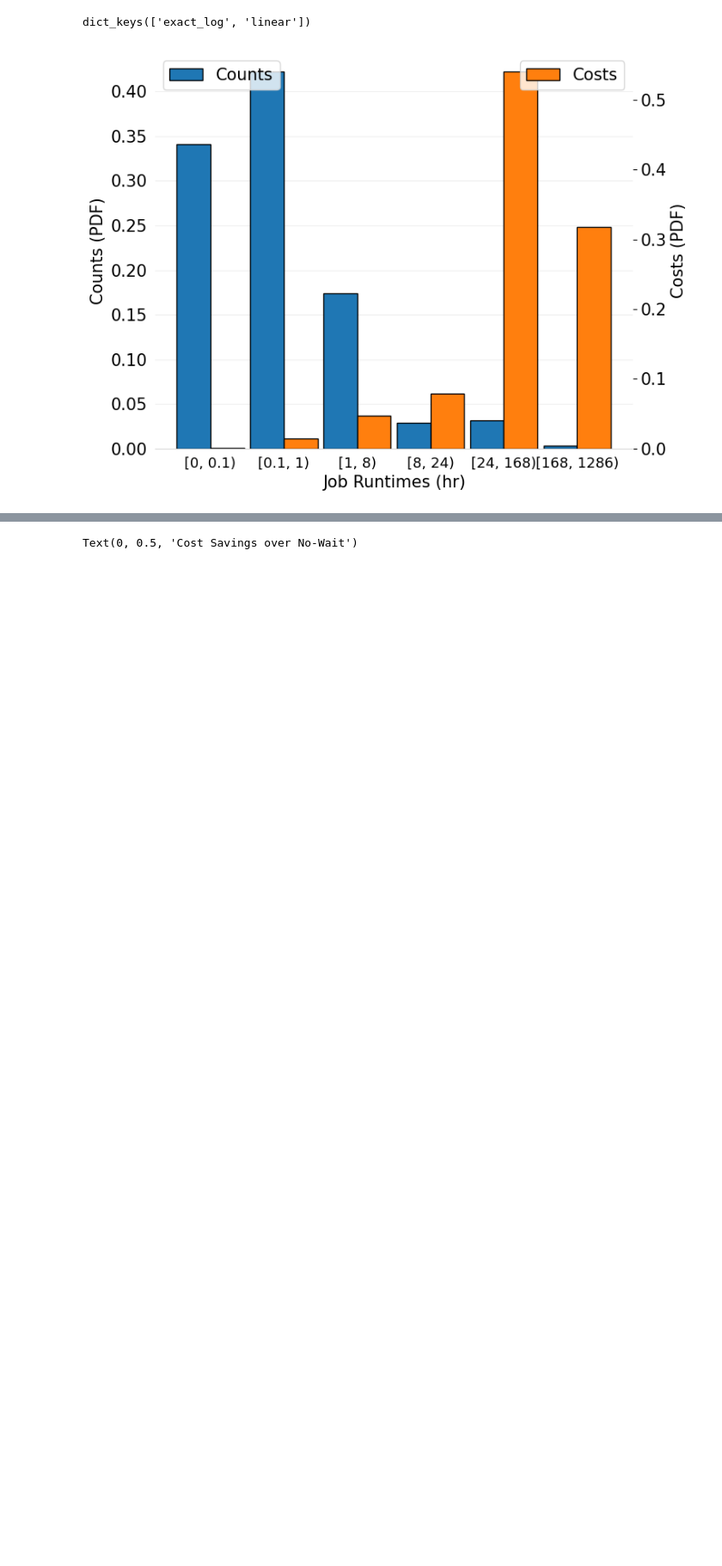
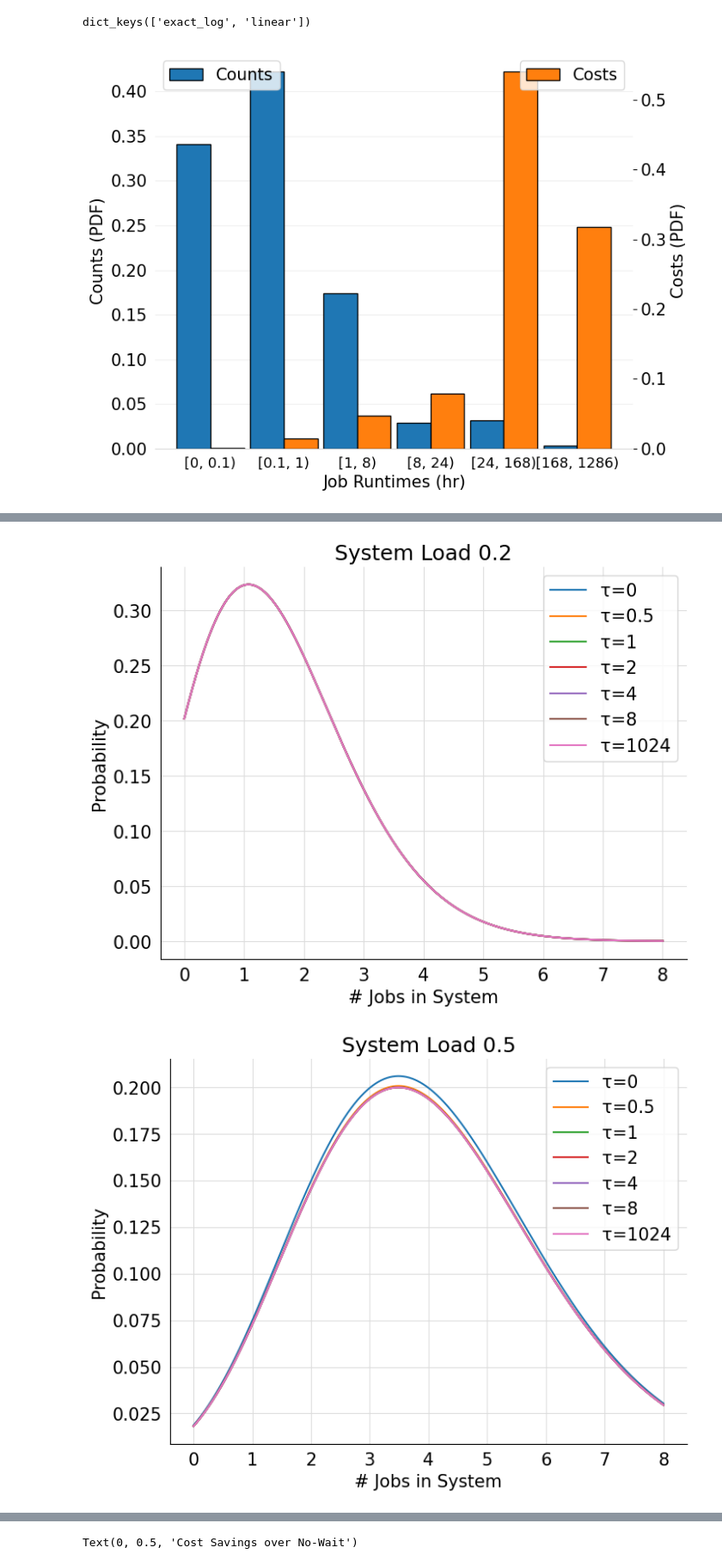
Before and after one commit to michaelzhiluo/starburst, a Jupyter notebook: simulators/legacy/figures-motivate_waiting.ipynb, the cells around one changed output, grey strips where cells are left out. Shown at 86% size. Drawn from its saved outputs; the diff is of its cells as text; code cells hidden in the pictures; blank space fills up the shorter version.

```diff
--- a/simulators/legacy/figures-motivate_waiting.ipynb
+++ b/simulators/legacy/figures-motivate_waiting.ipynb
@@ -354,0 +369,68 @@ Text(0, 0.5, 'Cost')
+# %%
+import numpy as np
+import matplotlib.pyplot as plt
+from scipy.special import factorial
+
+def system_probability(lmbda, c, mu, tau, k):
+    pho = lmbda/mu
+    alpha = mu * tau
+
+    summation =  sum([(pho**k / factorial(k)) for k in range(c+1)])
+    if pho==c:
+        p0 = (summation + alpha * (pho**(c+1))/factorial(c))
+        p0 = p0**-1
+    else:
+        p0 = summation + (pho**(c+1)/((pho-c)*factorial(c))) * (np.exp(alpha*(pho-c))-1)
+        p0 = p0**-1
+
+    if k <= c:
+        return (lmbda**k)*p0/((mu**k)*factorial(k))
+    else:
+        print("hi")
+        return 0
+
+c = 8
+mu = 1
+
+k_values = np.linspace(0, 8, 1000)
+tau_values = [0, 0.5, 1, 2, 4, 8, 1024]
+
+def plotting_settings(ax):
+    plt.rcParams.update({'font.size': 15})
+    ax.grid(True)
+    ax.spines['top'].set_visible(False)
+    ax.spines['right'].set_visible(False)
+    ax.spines['left'].set_visible(True)
+    #ax.spines['bottom'].set_color('#DDDDDD')
+    ax.spines['bottom'].set_visible(True)
+    ax.tick_params(bottom=False, left=False)
+    ax.set_axisbelow(True)
+    ax.yaxis.grid(True, color='#DDDDDD')
+    ax.xaxis.grid(True, color='#DDDDDD')
+
+jobs_in_system = 6
+for lmbda in [c*0.2, c*0.5, c*0.8, c*1, c*1.2, c*1.5]:
+
+    system_util = lmbda/(mu*c)
+    fig, ax = plt.subplots(figsize=(8, 6))
+    plotting_settings(ax)
+    for tau in tau_values:
+        prob_values = [system_probability(lmbda, c, mu, tau, k=kk) for kk in k_values]
+        p = plt.plot(k_values, prob_values, label=f'τ={tau}')
+
+
+    plt.legend()
+    plt.xlabel('# Jobs in System')
+    #plt.xlabel('Average Waiting Time')
+    plt.ylabel('Probability')
+    plt.title(f'System Load {system_util}')
+    plt.show()
+# plt.xlabel('Waiting Time (τ/μ)')
+# plt.ylabel('Cost Reduction over No Wait')
+
+# fig.tight_layout()
+# plt.savefig('figures/theoretical_cost_savings.pdf')
+# plt.show()
+# %% [output]
+[figure, added]
+[figure, added]
```
Also changed, not shown: parts of 3 cells of this notebook, 54 other files.
